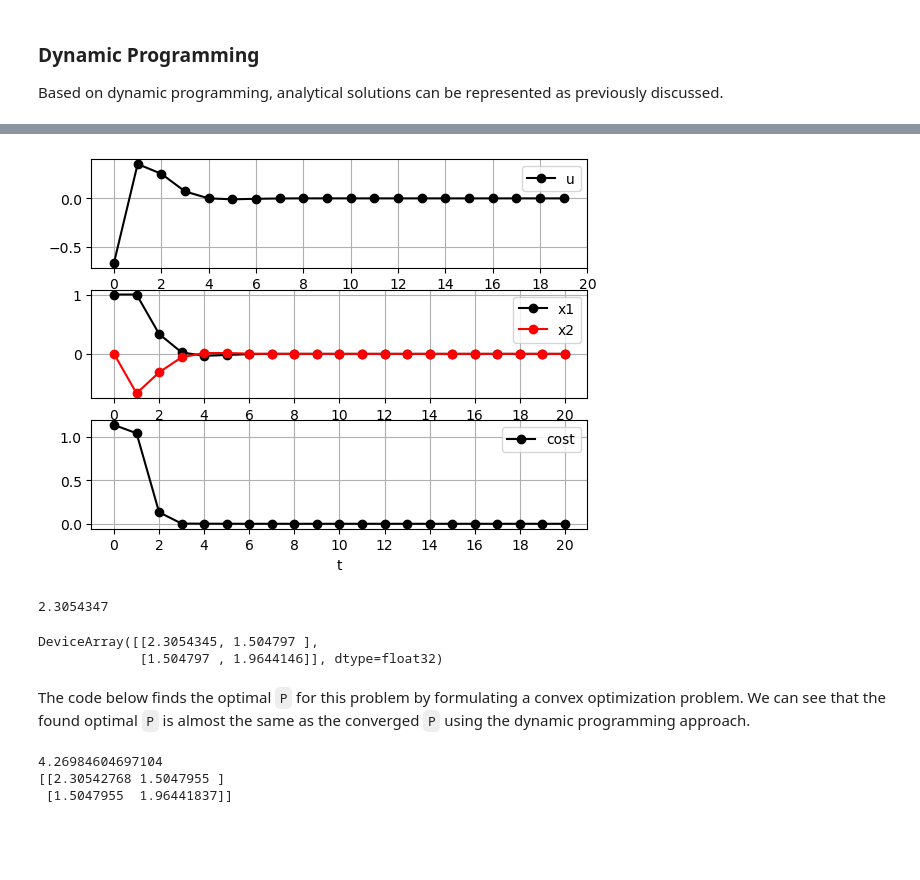
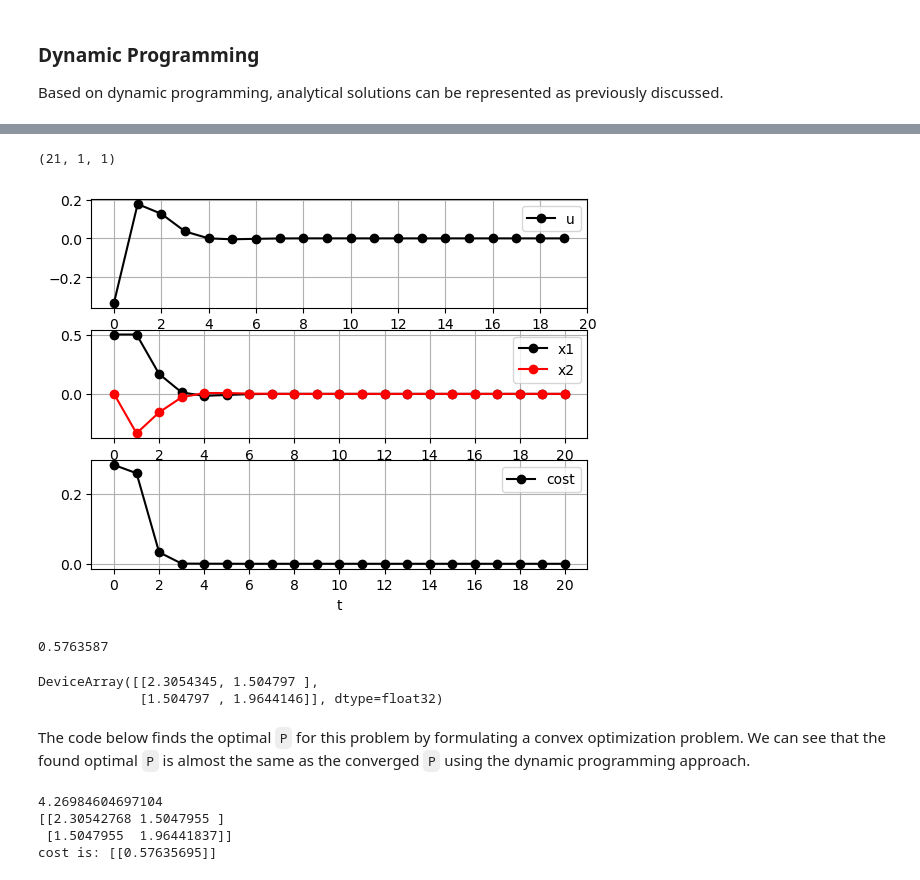
Before and after one commit to YangyangFu/dynax, a Jupyter notebook: resources/jax/lqr/lqr.ipynb, the cells around one changed output, grey strips where cells are left out. Cells and saved outputs as stored; diff of their text form; code cells hidden in the pictures; blank space fills up the shorter version.

```diff
--- a/resources/jax/lqr/lqr.ipynb
+++ b/resources/jax/lqr/lqr.ipynb
@@ -253,7 +255,7 @@ Qf = Q
 rho = 0.3
 R = rho*jnp.array([[1]])
 
-x0 = jnp.array([[1], [0]])
+x0 = jnp.array([[0.5], [0]])
 
 
 def lqr_dp(A, B, Q, R, Qf, x0, N):
@@ -325,7 +327,8 @@ P[0]
+(21, 1, 1)
-[figure, old version]
+[figure, new version]
-2.3054347
-DeviceArray([[2.3054345, 1.504797 ],
-             [1.504797 , 1.9644146]], dtype=float32)
+0.5763587
+DeviceArray([[2.3054345, 1.504797 ],
+             [1.504797 , 1.9644146]], dtype=float32)
 # %% [markdown]
 The code below finds the optimal `P` for this problem by formulating a convex optimization problem.
 We can see that the found optimal `P` is almost the same as the converged `P` using the dynamic programming approach.
@@ -341,7 +344,9 @@ C = jnp.array([[1, 0]])
 Q = C.T@C
 rho = 0.3
 R = rho*jnp.array([[1]])
-x0 = jnp.array([[1], [0]])
+# note for lqr, initial state will not change the final P
+# as the LQR gain is not related to state
+x0 = jnp.array([[0.5], [0]])
 
 # compute optimal time-invariant P for the LQR
 n = A.shape[0]
@@ -362,8 +367,10 @@ problem = cp.Problem(cp.Maximize(objective), constraints)
 problem.solve()
 print(problem.value)
 print(P.value)
+print("cost is:", x0.T@P.value@x0)
 # %% [output]
 4.26984604697104
 [[2.30542768 1.5047955 ]
  [1.5047955  1.96441837]]
+cost is: [[0.57635695]]
 # %% [markdown]
```
Also changed, not shown: parts of 7 cells of this notebook, 1 other file.
